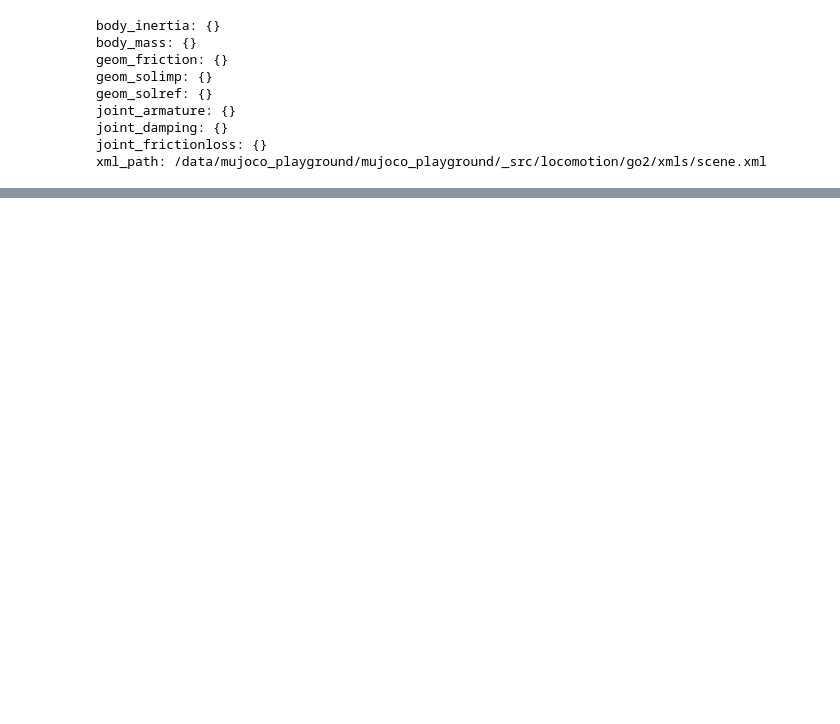
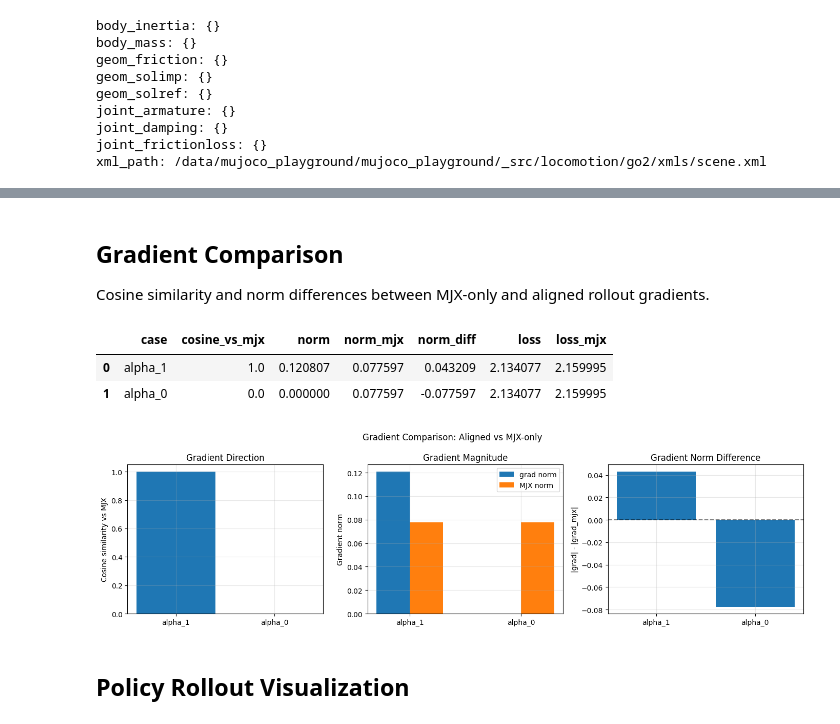
Before and after one commit to MacQWER/mujoco_playground, a Jupyter notebook: mujoco_playground/experimental/learning/real_world_fine_tuning.ipynb, the cells around one changed output, grey strips where cells are left out. Drawn from its saved outputs; the diff is of its cells as text; code cells hidden in the pictures; blank space fills up the shorter version.

```diff
--- a/mujoco_playground/experimental/learning/real_world_fine_tuning.ipynb
+++ b/mujoco_playground/experimental/learning/real_world_fine_tuning.ipynb
@@ -318,0 +138,50 @@ Rollout horizon: 8
+# %% [markdown]
+## Gradient Comparison
+
+Cosine similarity and norm differences between MJX-only and aligned rollout gradients.
+# %%
+grad_df = ValidationTools.gradient_comparison_metrics(
+    grad_mjx, grad_alpha1, grad_alpha0,
+    loss_mjx=float(metrics_mjx["loss"]),
+    loss_alpha1=float(metrics_alpha1["loss"]),
+    loss_alpha0=float(metrics_alpha0["loss"]),
+)
+grad_df
+# %% [output]
+|  | case | cosine_vs_mjx | norm | norm_mjx | norm_diff | loss | loss_mjx |
+| 0 | alpha_1 | 1.0 | 0.120807 | 0.077597 | 0.043209 | 2.134077 | 2.159995 |
+| 1 | alpha_0 | 0.0 | 0.000000 | 0.077597 | -0.077597 | 2.134077 | 2.159995 |
+# %%
+fig, axes = plt.subplots(1, 3, figsize=(14, 4))
+
+cases = grad_df["case"].tolist()
+axes[0].bar(cases, grad_df["cosine_vs_mjx"].to_numpy())
+axes[0].set_ylabel("Cosine similarity vs MJX")
+axes[0].set_title("Gradient Direction")
+axes[0].set_ylim(0, 1.05)
+axes[0].grid(alpha=0.3)
+
+x = np.arange(len(cases))
+w = 0.3
+axes[1].bar(x - w/2, grad_df["norm"].to_numpy(), w, label="grad norm")
+axes[1].bar(x + w/2, grad_df["norm_mjx"].to_numpy(), w, label="MJX norm")
+axes[1].set_ylabel("Gradient norm")
+axes[1].set_title("Gradient Magnitude")
+axes[1].set_xticks(x)
+axes[1].set_xticklabels(cases)
+axes[1].legend()
+axes[1].grid(alpha=0.3)
+
+axes[2].bar(cases, grad_df["norm_diff"].to_numpy())
+axes[2].set_ylabel("|grad| - |grad_mjx|")
+axes[2].set_title("Gradient Norm Difference")
+axes[2].axhline(y=0, color="black", linestyle="--", alpha=0.5)
+axes[2].grid(alpha=0.3)
+
+fig.suptitle("Gradient Comparison: Aligned vs MJX-only")
+fig.tight_layout()
+plt.show()
+# %% [output]
+[figure, added]
+# %% [markdown]
+## Policy Rollout Visualization
```
Also changed, not shown: parts of 19 cells of this notebook, 7 other files.
